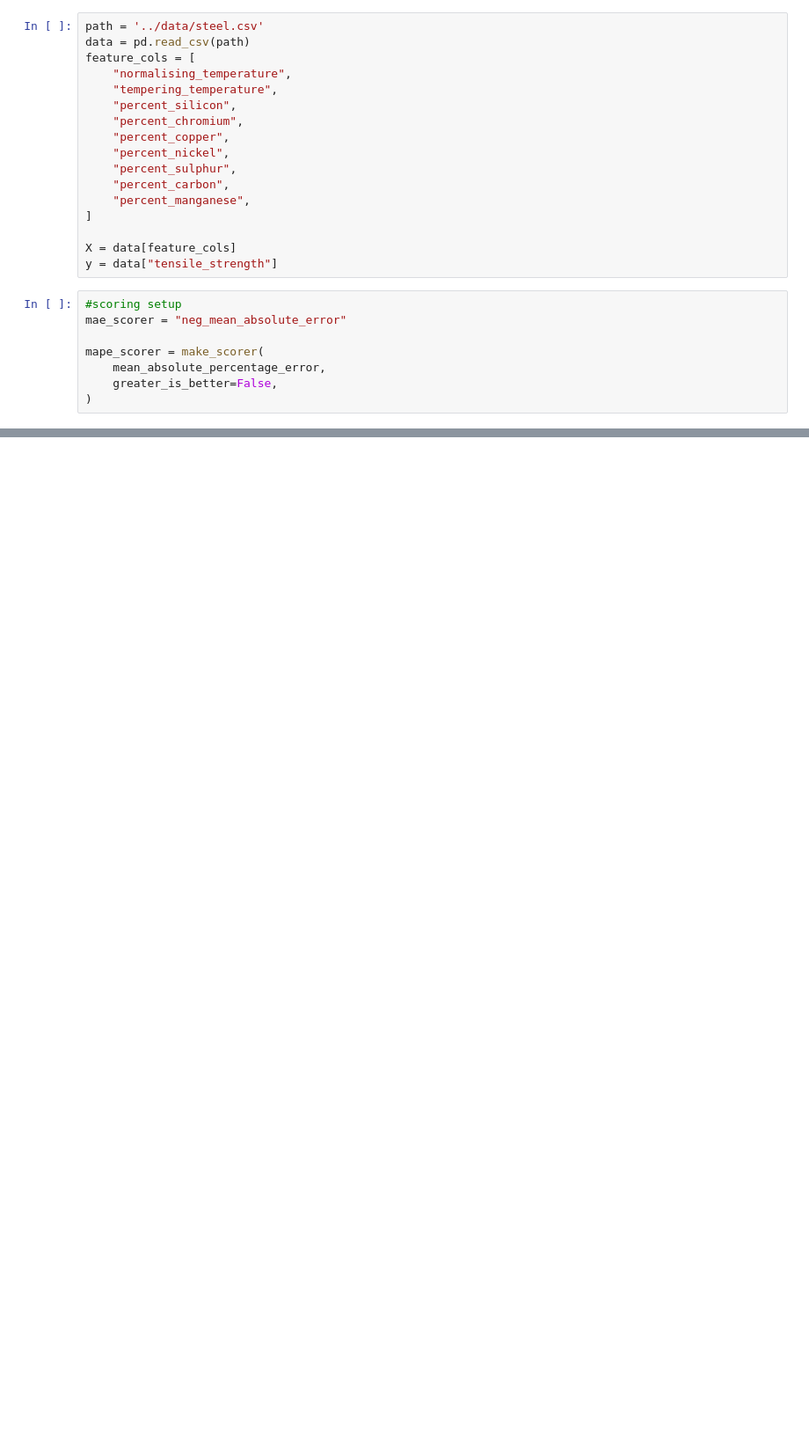
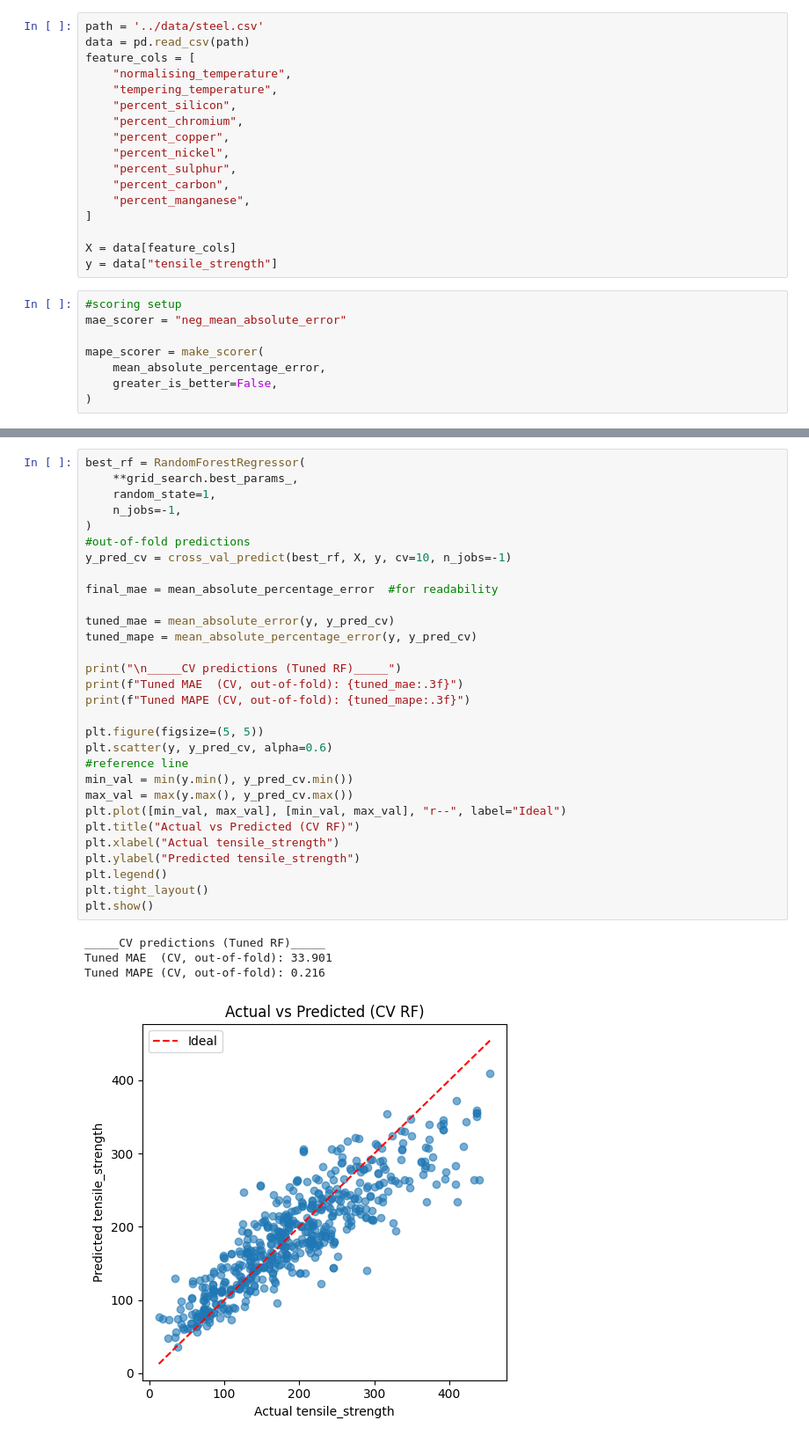
Before and after one commit to mibununi/ct4101-assignment2, a Jupyter notebook: RandomForestRegression.ipynb, the cells around one changed output, grey strips where cells are left out. Shown at 88% size. Cells and saved outputs as stored; diff of their text form; blank space fills up the shorter version.

```diff
--- a/RandomForestRegression.ipynb
+++ b/RandomForestRegression.ipynb
@@ -206,0 +216,35 @@ plt.show()
+# %%
+best_rf = RandomForestRegressor(
+    **grid_search.best_params_,
+    random_state=1,
+    n_jobs=-1,
+)
+#out-of-fold predictions
+y_pred_cv = cross_val_predict(best_rf, X, y, cv=10, n_jobs=-1)
+
+final_mae = mean_absolute_percentage_error  #for readability
+
+tuned_mae = mean_absolute_error(y, y_pred_cv)
+tuned_mape = mean_absolute_percentage_error(y, y_pred_cv)
+
+print("\n_____CV predictions (Tuned RF)_____")
+print(f"Tuned MAE  (CV, out-of-fold): {tuned_mae:.3f}")
+print(f"Tuned MAPE (CV, out-of-fold): {tuned_mape:.3f}")
+
+plt.figure(figsize=(5, 5))
+plt.scatter(y, y_pred_cv, alpha=0.6)
+#reference line
+min_val = min(y.min(), y_pred_cv.min())
+max_val = max(y.max(), y_pred_cv.max())
+plt.plot([min_val, max_val], [min_val, max_val], "r--", label="Ideal")
+plt.title("Actual vs Predicted (CV RF)")
+plt.xlabel("Actual tensile_strength")
+plt.ylabel("Predicted tensile_strength")
+plt.legend()
+plt.tight_layout()
+plt.show()
+# %% [output]
+_____CV predictions (Tuned RF)_____
+Tuned MAE  (CV, out-of-fold): 33.901
+Tuned MAPE (CV, out-of-fold): 0.216
+[figure, added]
```
Also changed, not shown: parts of 9 cells of this notebook.
